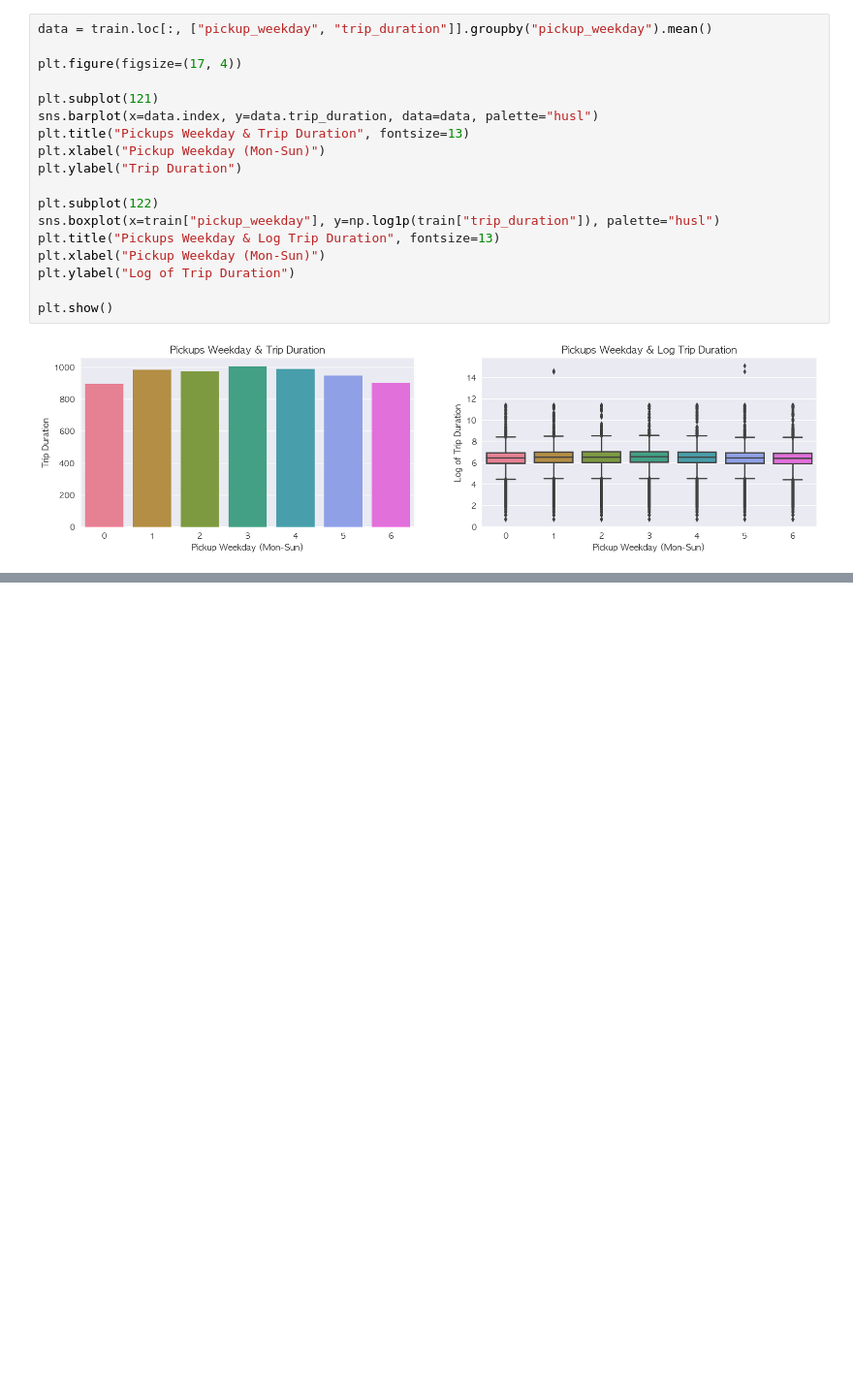
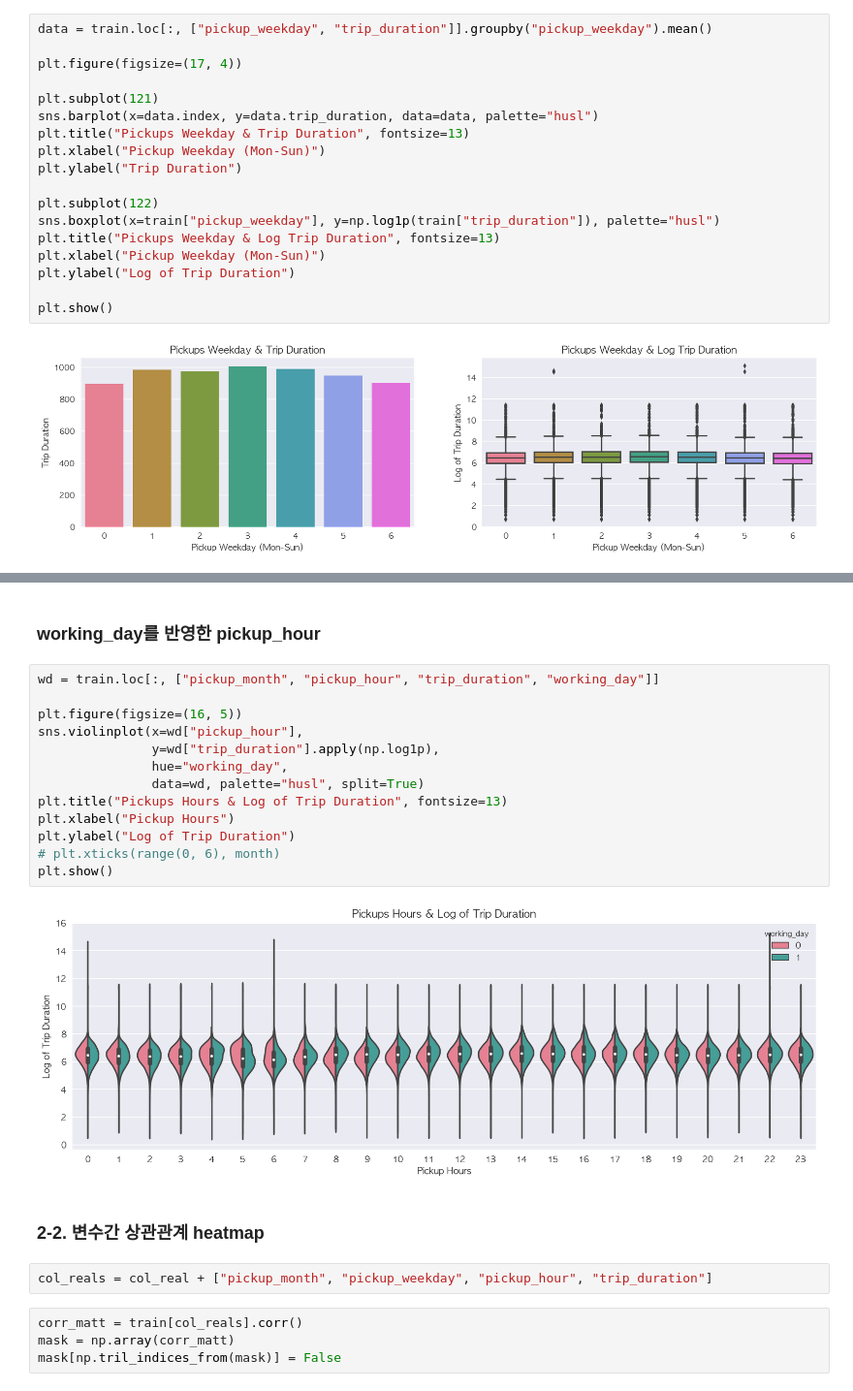
Before and after one commit to novdov/dss7b5-nyctaxi, a Jupyter notebook: main/main_0311.ipynb, the cells around one changed output, grey strips where cells are left out. Shown at 97% size. Drawn from its saved outputs; the diff is of its cells as text; blank space fills up the shorter version.

```diff
--- a/main/main_0311.ipynb
+++ b/main/main_0311.ipynb
@@ -347,0 +467,25 @@ plt.show()
+# %% [markdown]
+### working_day를 반영한 pickup_hour
+# %%
+wd = train.loc[:, ["pickup_month", "pickup_hour", "trip_duration", "working_day"]]
+
+plt.figure(figsize=(16, 5))
+sns.violinplot(x=wd["pickup_hour"],
+               y=wd["trip_duration"].apply(np.log1p),
+               hue="working_day",
+               data=wd, palette="husl", split=True)
+plt.title("Pickups Hours & Log of Trip Duration", fontsize=13)
+plt.xlabel("Pickup Hours")
+plt.ylabel("Log of Trip Duration")
+# plt.xticks(range(0, 6), month)
+plt.show()
+# %% [output]
+[figure, added]
+# %% [markdown]
+### 2-2. 변수간 상관관계 heatmap
+# %%
+col_reals = col_real + ["pickup_month", "pickup_weekday", "pickup_hour", "trip_duration"]
+# %%
+corr_matt = train[col_reals].corr()
+mask = np.array(corr_matt)
+mask[np.tril_indices_from(mask)] = False
```
Also changed, not shown: parts of 46 cells of this notebook.
